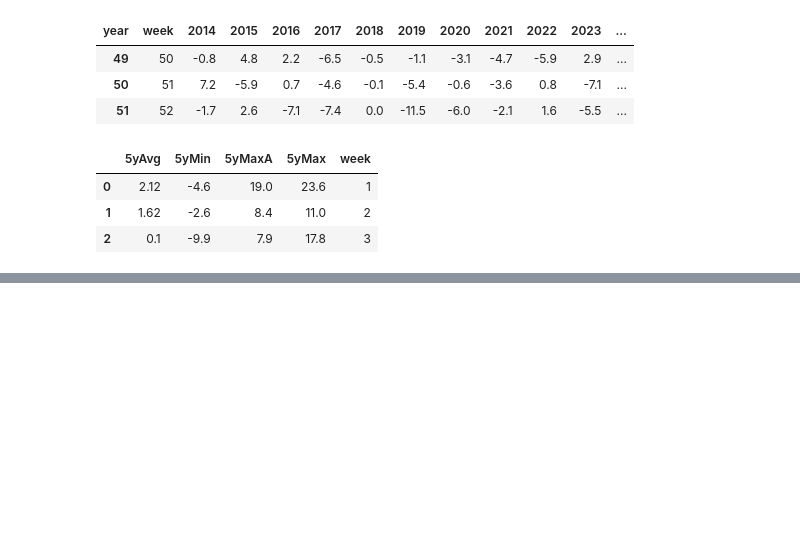
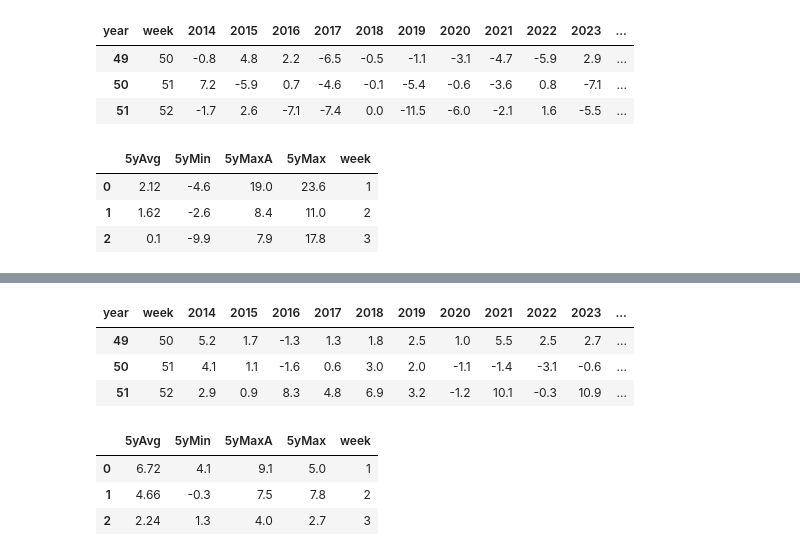
Before and after one commit to JozefSL/pyNotes, a Jupyter notebook: EIA/weeklyXlsCrudeStocksAndChanges.ipynb, the cells around one changed output, grey strips where cells are left out. Saved outputs shown, nothing was run; the diff lists cells and outputs as text; code cells hidden in the pictures; blank space fills up the shorter version.

```diff
--- a/EIA/weeklyXlsCrudeStocksAndChanges.ipynb
+++ b/EIA/weeklyXlsCrudeStocksAndChanges.ipynb
@@ -170,2 +187,6 @@ fig.show()
 # %% [output]
 [interactive output not drawn]
+# %%
+dfg = data[['Week','Gasoline']].copy()
+dfg.columns = ['Period', 'value']
+dfg.tail(3)
@@ -171,0 +198,7 @@ fig.show()
+# %%
+dfg['Period'] = dfg['Period'].apply(pd.to_datetime)
+dfg.value = (dfg.value.astype('Int64')/1000).round(1) #.astype('Int64')
+dfg['year'] = dfg['Period'].dt.year
+dfg['week'] = dfg['Period'].dt.isocalendar().week
+dfg['change'] = dfg['value'] - dfg['value'].shift(1)
+dfg.tail(3)
@@ -171,0 +271,22 @@ fig.show()
+# %%
+dfAgc = dfg.pivot(index='week', columns='year', values='change').round(1) #.astype('Int64') #.reset_index(drop='true')
+dfAgc = dfAgc.drop(dfAgc.index[-1]).reset_index()  #eliminate the add years with 53 weeks
+dfAgc.tail(3)
+# %% [output]
+| year | week | 2014 | 2015 | 2016 | 2017 | 2018 | 2019 | 2020 | 2021 | 2022 | 2023 | ... |
+| 49 | 50 | 5.2 | 1.7 | -1.3 | 1.3 | 1.8 | 2.5 | 1.0 | 5.5 | 2.5 | 2.7 | ... |
+| 50 | 51 | 4.1 | 1.1 | -1.6 | 0.6 | 3.0 | 2.0 | -1.1 | -1.4 | -3.1 | -0.6 | ... |
+| 51 | 52 | 2.9 | 0.9 | 8.3 | 4.8 | 6.9 | 3.2 | -1.2 | 10.1 | -0.3 | 10.9 | ... |
+# %%
+dfAAgc = pd.DataFrame(dfAgc.iloc[:, -6:-1].mean(axis=1))
+dfAAgc.columns = ['5yAvg']
+dfAAgc['5yMin'] = dfAgc.iloc[:, -6:-1].min(axis=1) # Actual minimum, also used to calculate stack area bottom
+dfAAgc['5yMaxA'] = dfAgc.iloc[:, -6:-1].max(axis=1) # Actual maximum, also used to calculate stack area top
+dfAAgc['5yMax'] = dfAAgc['5yMaxA']-dfAAgc['5yMin']
+dfAAgc['week'] = dfAgc['week']
+dfAAgc.head(3)
+# %% [output]
+|  | 5yAvg | 5yMin | 5yMaxA | 5yMax | week |
+| 0 | 6.72 | 4.1 | 9.1 | 5.0 | 1 |
+| 1 | 4.66 | -0.3 | 7.5 | 7.8 | 2 |
+| 2 | 2.24 | 1.3 | 4.0 | 2.7 | 3 |
```
Also changed, not shown: parts of 24 cells of this notebook.
